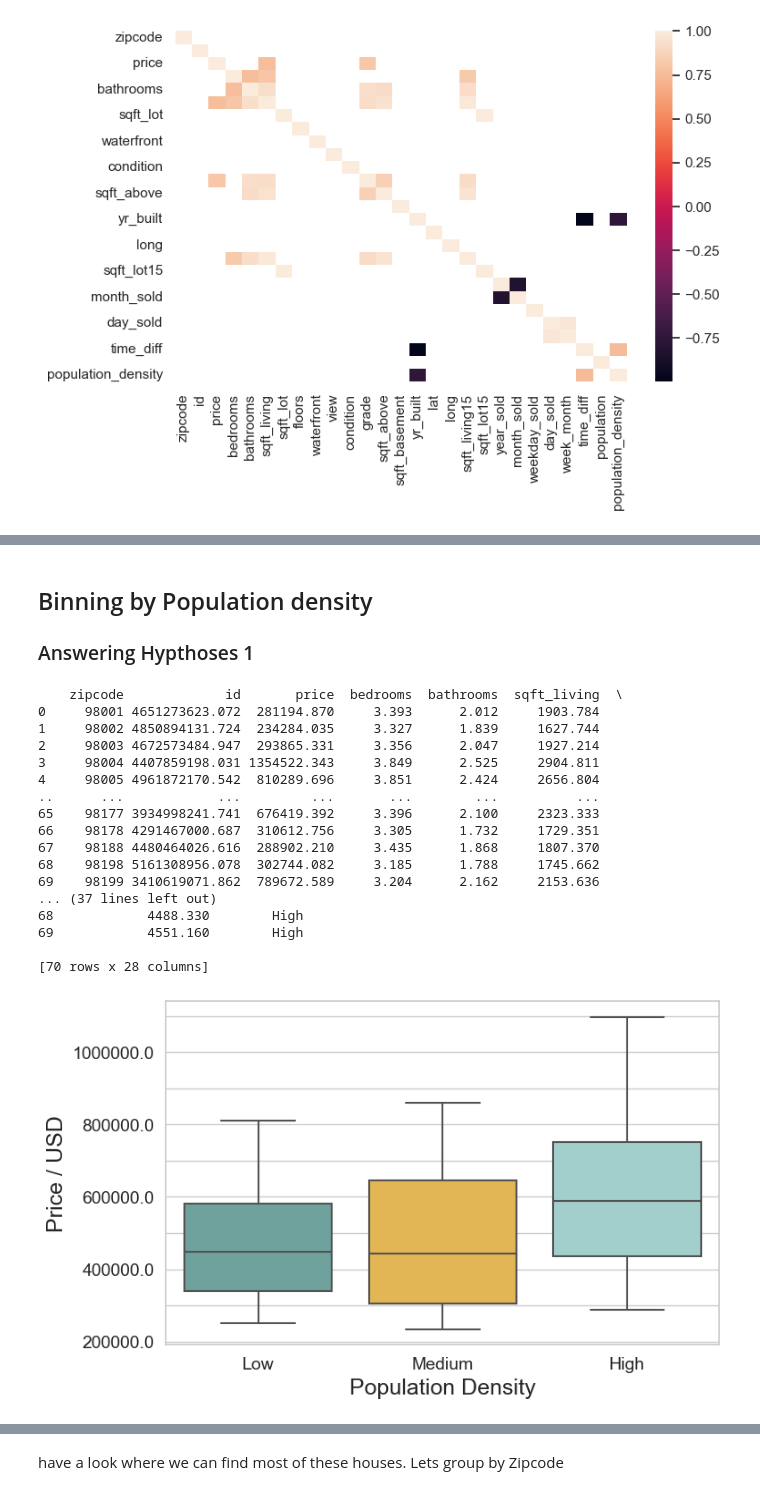
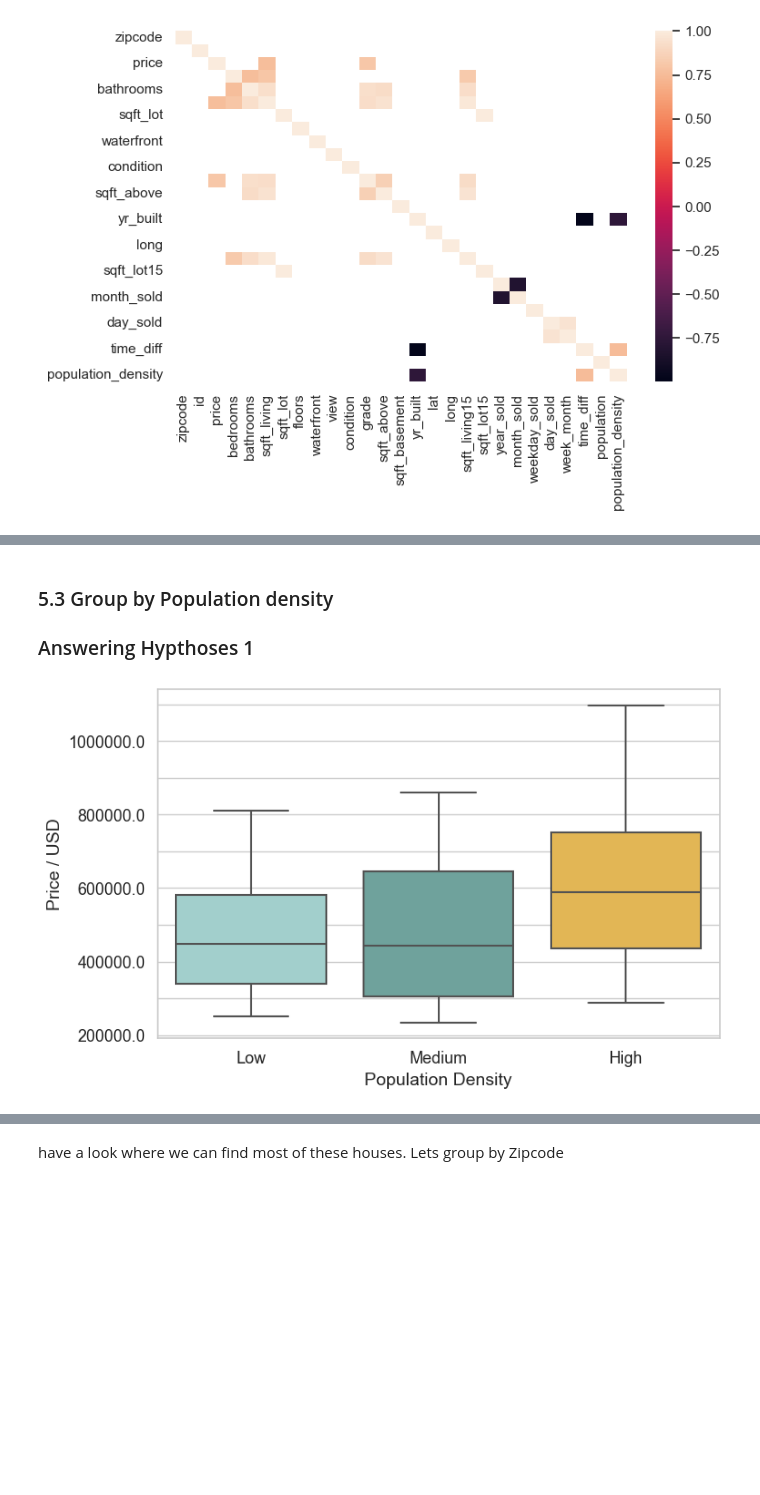
Before and after one commit to loukra/King_County_Housing_EDA, a Jupyter notebook: EDA.ipynb, the cells around one changed output, grey strips where cells are left out. Saved outputs shown, nothing was run; the diff lists cells and outputs as text; code cells hidden in the pictures; blank space fills up the shorter version.

```diff
--- a/EDA.ipynb
+++ b/EDA.ipynb
@@ -21,9 +29,12 @@ import calendar
 import matplotlib.patches as mpatches
 
 
-plt.rcParams.update({ "figure.figsize" : (8, 5),"axes.facecolor" : "white", "axes.edgecolor":  "black"})
+plt.rcParams.update({ "figure.figsize" : (8, 5),"axes.facecolor" : "white", "axes.edgecolor":  "black", 'font.size':20})
 plt.rcParams["figure.facecolor"]= "w"
+plt.rcParams['figure.dpi'] = 100
+plt.rcParams['figure.figsize'] = [8.0, 5.0]
+SMALL_SIZE = 14
+mpl.rc('font', size=SMALL_SIZE)
 pd.plotting.register_matplotlib_converters()
 pd.set_option('display.float_format', lambda x: '%.3f' % x)
-%matplotlib inline
 # %% [markdown]
@@ -210,6 +290,6 @@ df['year_sold'] = df.date.dt.year
 df['month_sold'] = df.date.dt.month
 df['weekday_sold'] = df.date.dt.weekday
 df['day_sold'] = df.date.dt.day
-df['week_month'] = df['day_sold'].apply(lambda d: (d-1) // 7 + 1)
+df['week_month'] = df['day_sold'].apply(lambda d: (d-1) // 7 + 1 if d < 28 else 4)
 df['time_diff'] = df['year_sold'] - df['yr_built']
 # %% [markdown]
@@ -336,36 +419,19 @@ f4.set_ylim(- dm_week_month.price.abs().max() * 1.1,dm_week_month.price.abs().ma
 # %% [markdown]
-## Binning by Population density
+### 5.3 Group by Population density
 ### Answering Hypthoses 1
 # %%
 df_zip['q_pop_bins'], bins= pd.qcut(df_zip.population_density,3,retbins=True,labels=['Low','Medium','High'])
 sns.set_style("whitegrid")
 fig, ax = plt.subplots()
-fsize = 18
-my_pal = {"Medium": np.array([249, 191, 62])/255, "Low": np.array([102, 170, 162])/255, "High":np.array([154, 215, 210])/255}
+fsize = 14
+my_pal = {"Medium": np.array([102, 170, 162])/255, "Low": np.array([154, 215, 210])/255, "High":np.array([249, 191, 62])/255}
 sns.boxplot(x ='q_pop_bins',y='price',data=df_zip,ax=ax,showfliers = False, palette=my_pal)
 ax.set_xlabel('Population Density', fontsize = fsize)
 ax.set_ylabel('Price / USD', fontsize = fsize)
 plt.ticklabel_format(style='plain', axis='y')
-plt.yticks(np.arange(2e5, 1.2e6, 1e5),labels=['' if x/1e5%2 else str(x) for x in np.arange(2e5, 1.2e6, 1e5)],fontsize = fsize-4)
-plt.xticks(fontsize = fsize-4)
-#mpl.rcParams['figure.dpi'] = 300
-print(df_zip)
+plt.yticks(np.arange(2e5, 1.2e6, 1e5),labels=['' if x/1e5%2 else str(x) for x in np.arange(2e5, 1.2e6, 1e5)],fontsize = fsize-1)
+plt.xticks(fontsize = fsize-1)
+plt.gcf().dpi = 100
+plt.gcf().set_size_inches(8,5)
 # %% [output]
-    zipcode             id       price  bedrooms  bathrooms  sqft_living  \
-0     98001 4651273623.072  281194.870     3.393      2.012     1903.784
-1     98002 4850894131.724  234284.035     3.327      1.839     1627.744
-2     98003 4672573484.947  293865.331     3.356      2.047     1927.214
-3     98004 4407859198.031 1354522.343     3.849      2.525     2904.811
-4     98005 4961872170.542  810289.696     3.851      2.424     2656.804
-..      ...            ...         ...       ...        ...          ...
-65    98177 3934998241.741  676419.392     3.396      2.100     2323.333
-66    98178 4291467000.687  310612.756     3.305      1.732     1729.351
-67    98188 4480464026.616  288902.210     3.435      1.868     1807.370
-68    98198 5161308956.078  302744.082     3.185      1.788     1745.662
-69    98199 3410619071.862  789672.589     3.204      2.162     2153.636
-... (37 lines left out)
-68            4488.330        High
-69            4551.160        High
-
-[70 rows x 28 columns]
-[figure, old version]
+[figure, new version]
```
Also changed, not shown: parts of 42 cells of this notebook.
